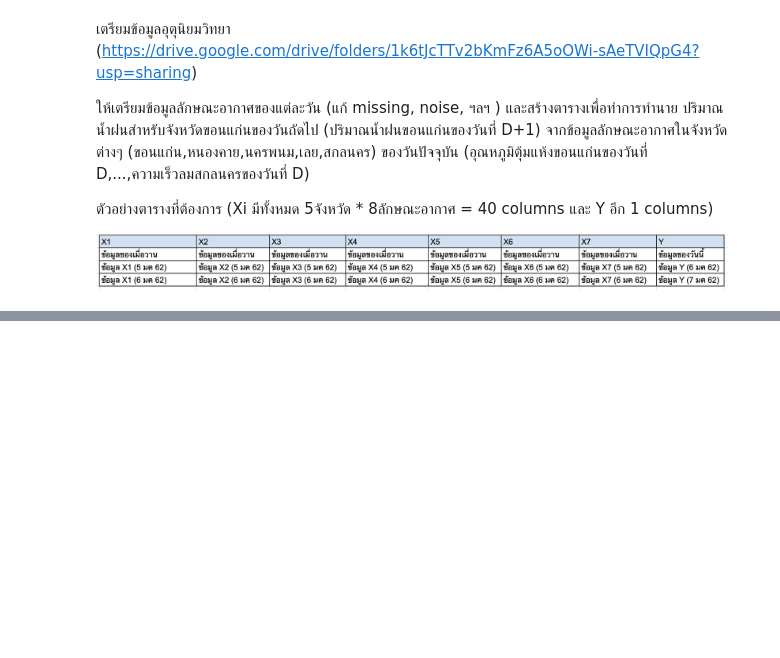
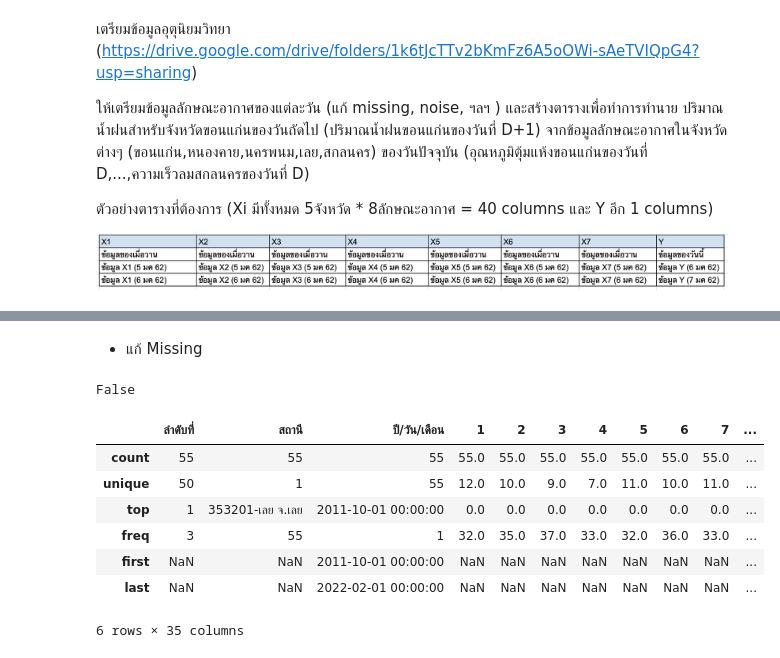
Before and after one commit to Thanatipz/BSC_DPDM23, a Jupyter notebook: midterm_bscdpdm23.ipynb, the cells around one changed output, grey strips where cells are left out. Cells and saved outputs as stored; diff of their text form; code cells hidden in the pictures; blank space fills up the shorter version.

```diff
--- a/midterm_bscdpdm23.ipynb
+++ b/midterm_bscdpdm23.ipynb
@@ -11,0 +53,6 @@
+# %%
+rf_KhonKaen = pd.read_excel("/content/drive/MyDrive/BSC_DPDM/Midterm/อุตุ/ปริมาณฝน(มิลลิเมตร)/จ.ขอนแก่น.xlsx",header=4)
+rf_NakhonPhanom = pd.read_excel("/content/drive/MyDrive/BSC_DPDM/Midterm/อุตุ/ปริมาณฝน(มิลลิเมตร)/จ.นครพนม.xlsx",header=4)
+rf_Sakon = pd.read_excel("/content/drive/MyDrive/BSC_DPDM/Midterm/อุตุ/ปริมาณฝน(มิลลิเมตร)/จ.สกล.xlsx",header=4)
+rf_NongKhai = pd.read_excel("/content/drive/MyDrive/BSC_DPDM/Midterm/อุตุ/ปริมาณฝน(มิลลิเมตร)/จ.หนองคาย.xlsx",header=4)
+rf_loei = pd.read_excel("/content/drive/MyDrive/BSC_DPDM/Midterm/อุตุ/ปริมาณฝน(มิลลิเมตร)/จ.เลย.xlsx",header=4)
@@ -11,0 +188,6 @@
+# %%
+rf_KhonKaen = rf_KhonKaen.rename(columns = e)
+rf_NakhonPhanom = rf_NakhonPhanom.rename(columns = e)
+rf_Sakon = rf_Sakon.rename(columns = e)
+rf_NongKhai = rf_NongKhai.rename(columns = e)
+rf_loei = rf_loei.rename(columns = e)
@@ -11,0 +407,31 @@
+# %% [markdown]
+* แก้ Missing
+# %%
+rf_KhonKaen=rf_KhonKaen.replace('T',0.1)
+rf_NakhonPhanom = rf_NakhonPhanom.replace('T',0.1)
+rf_Sakon = rf_Sakon.replace('T',0.1)
+rf_NongKhai = rf_NongKhai.replace('T',0.1)
+rf_loei = rf_loei.replace('T',0.1)
+# %%
+rf_KhonKaen.drop_duplicates().duplicated().any(),      # ปริมาณน้ำฝน
+rf_NakhonPhanom.drop_duplicates().duplicated().any(),
+rf_Sakon.drop_duplicates().duplicated().any(),
+rf_NongKhai.drop_duplicates().duplicated().any(),
+rf_loei.drop_duplicates().duplicated().any()
+# %% [output]
+False
+# %%
+rf_KhonKaen,      # ปริมาณน้ำฝน
+rf_NakhonPhanom,
+rf_Sakon,
+rf_NongKhai,
+rf_loei.describe()
+# %% [output]
+|  | ลำดับที่ | สถานี | ปี/วัน/เดือน | 1 | 2 | 3 | 4 | 5 | 6 | 7 | ... |
+| count | 55 | 55 | 55 | 55.0 | 55.0 | 55.0 | 55.0 | 55.0 | 55.0 | 55.0 | ... |
+| unique | 50 | 1 | 55 | 12.0 | 10.0 | 9.0 | 7.0 | 11.0 | 10.0 | 11.0 | ... |
+| top | 1 | 353201-เลย จ.เลย | 2011-10-01 00:00:00 | 0.0 | 0.0 | 0.0 | 0.0 | 0.0 | 0.0 | 0.0 | ... |
+| freq | 3 | 55 | 1 | 32.0 | 35.0 | 37.0 | 33.0 | 32.0 | 36.0 | 33.0 | ... |
+| first | NaN | NaN | 2011-10-01 00:00:00 | NaN | NaN | NaN | NaN | NaN | NaN | NaN | ... |
+| last | NaN | NaN | 2022-02-01 00:00:00 | NaN | NaN | NaN | NaN | NaN | NaN | NaN | ... |
+6 rows × 35 columns
```
Also changed, not shown: parts of 63 cells of this notebook.
